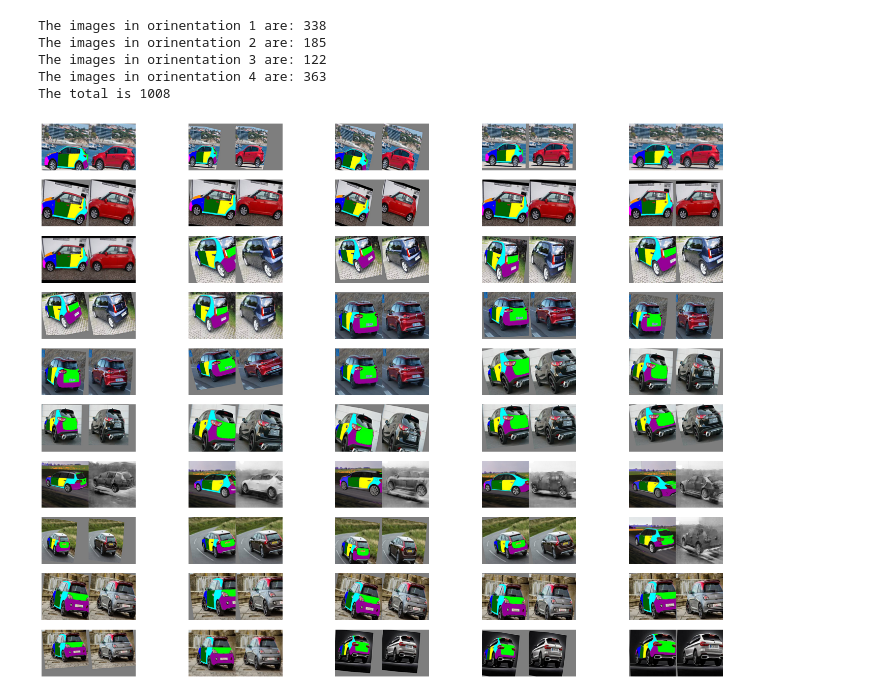
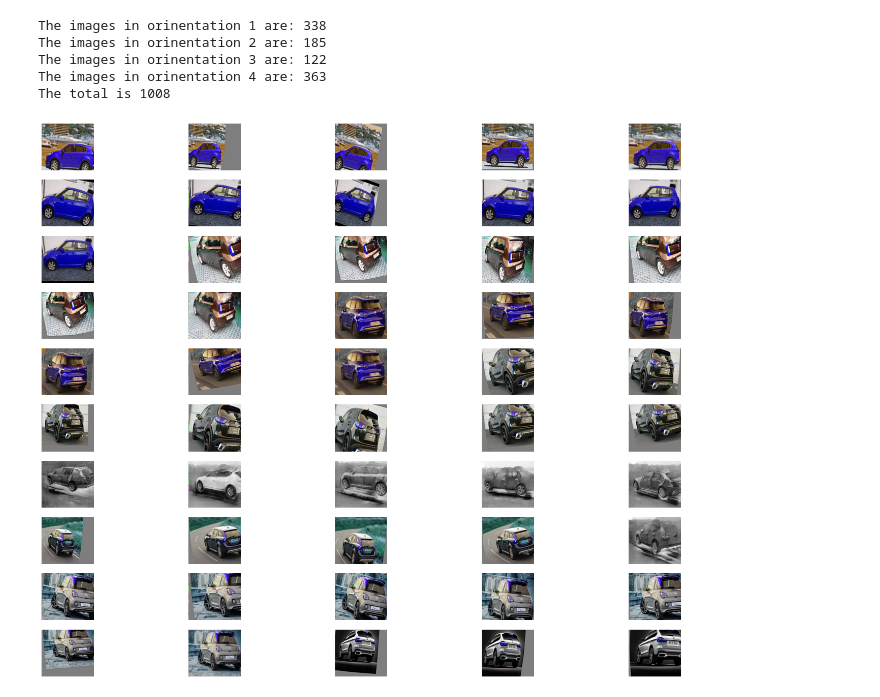
Before and after one commit to georgezefko/Synthetic-Data-Generation, a Jupyter notebook: Read_data.ipynb, the cells around one changed output. Cells and saved outputs as stored; diff of their text form; code cells hidden in the pictures.

Commit message:
Latest update with crop function

```diff
--- a/Read_data.ipynb
+++ b/Read_data.ipynb
@@ -58,7 +58,16 @@ def image(img):
       plt.subplot(10,5,i+1)
       plt.imshow(image)
       plt.axis('off')
+
+def crop(img):
+  plt.figure(figsize=(25,20))
+  for i in range(50):
+    image = cv2.imread(img[i])
+    cropped = image[30:250,255:500]
+    plt.subplot(10,5,i+1)
+    plt.imshow(cropped)
+    plt.axis('off')
 # %%
-image(img_or_2)
+crop(img_or_2)
 # %% [output]
-[figure, old version]
+[figure, new version]
```
Also changed, not shown: parts of 4 cells of this notebook.
